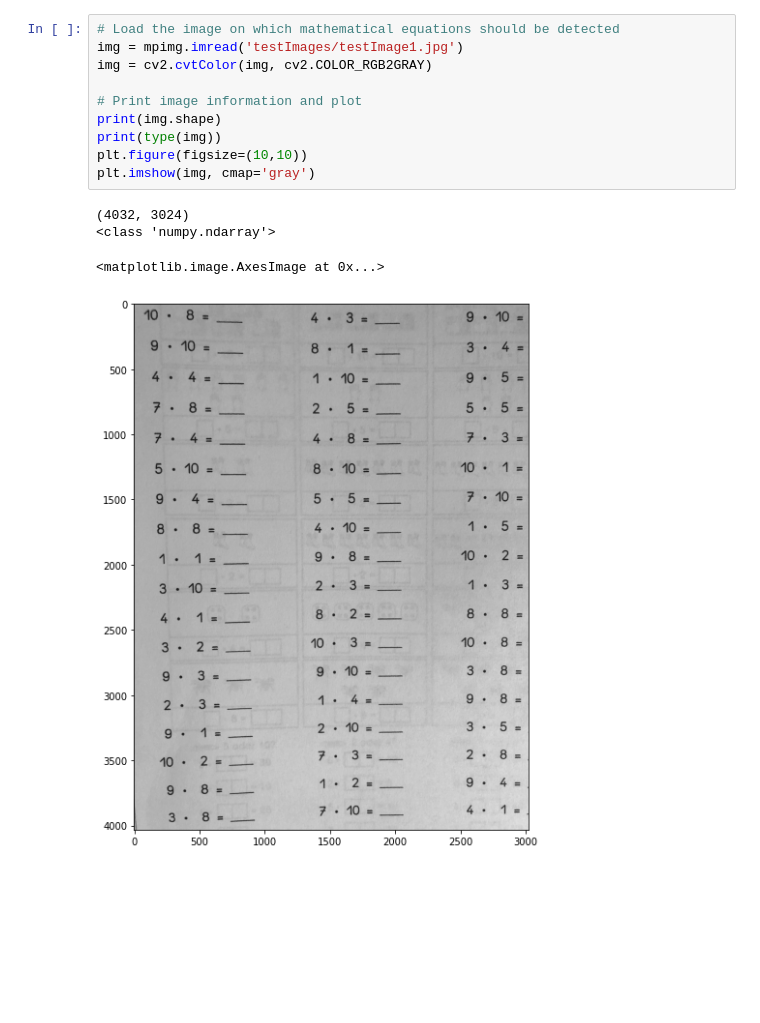
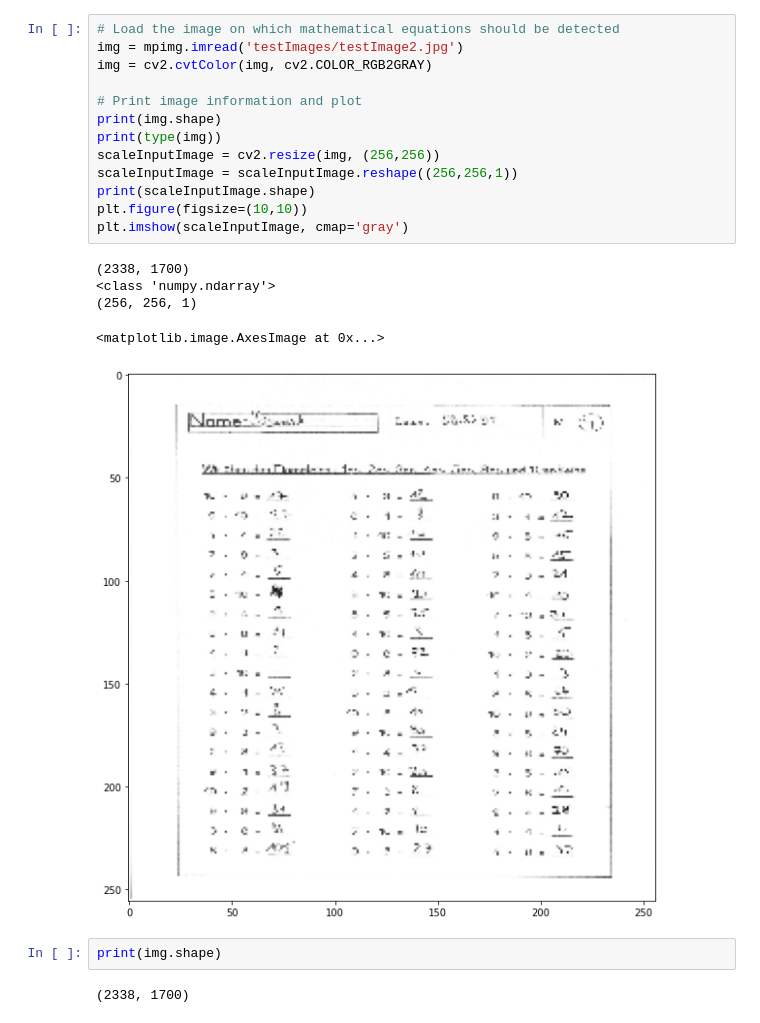
Before and after one commit to dschmoeller/iCheck, a Jupyter notebook: SlidingWindowApproachForImageDetection.ipynb, the cells around one changed output. Cells and saved outputs as stored; diff of their text form; blank space fills up the shorter version.

```diff
--- a/SlidingWindowApproachForImageDetection.ipynb
+++ b/SlidingWindowApproachForImageDetection.ipynb
@@ -43,18 +49,26 @@ _________________________________________________________________
 # %%
 # Load the image on which mathematical equations should be detected
-img = mpimg.imread('testImages/testImage1.jpg')
+img = mpimg.imread('testImages/testImage2.jpg')
 img = cv2.cvtColor(img, cv2.COLOR_RGB2GRAY)
 
 # Print image information and plot
 print(img.shape)
 print(type(img))
+scaleInputImage = cv2.resize(img, (256,256))
+scaleInputImage = scaleInputImage.reshape((256,256,1))
+print(scaleInputImage.shape)
 plt.figure(figsize=(10,10))
-plt.imshow(img, cmap='gray')
+plt.imshow(scaleInputImage, cmap='gray')
 # %% [output]
-(4032, 3024)
+(2338, 1700)
 <class 'numpy.ndarray'>
+(256, 256, 1)
 <matplotlib.image.AxesImage at 0x...>
-[figure, old version]
+[figure, new version]
+# %%
+print(img.shape)
+# %% [output]
+(2338, 1700)
 # %%
 # SLIDING WINDOW approach --> Crop single pieces of a picture and as for each single one whether there´s an equation or not
 # --> With this approach one can not only ask whethr there´s an equation on the entire picture
```
Also changed, not shown: parts of 9 cells of this notebook, 1 other file.
